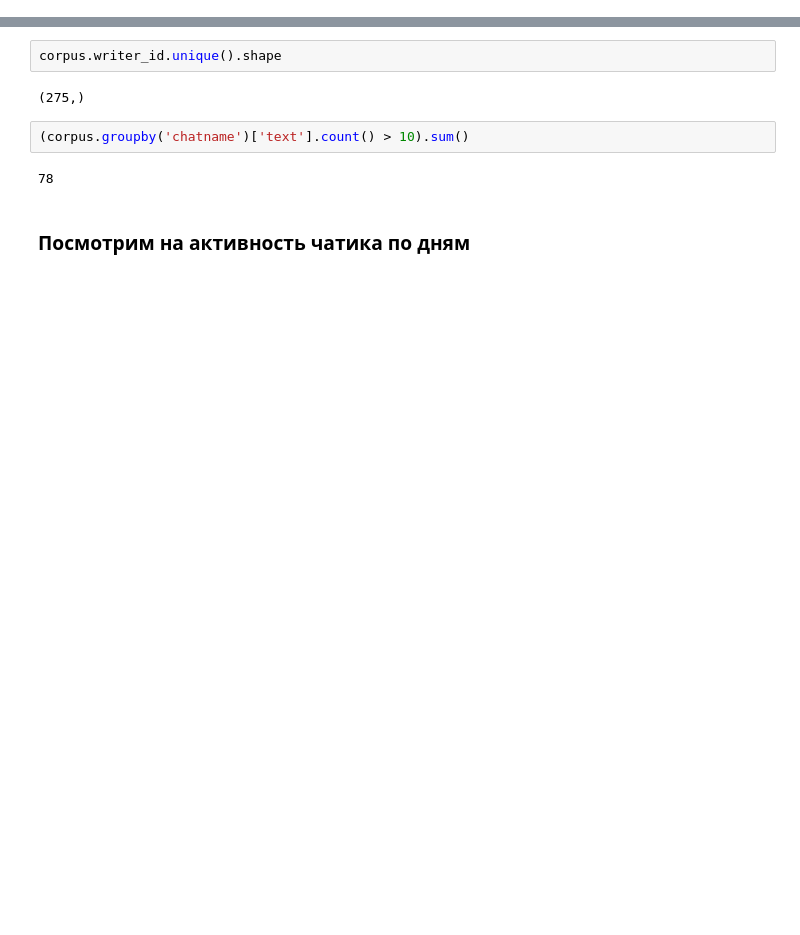
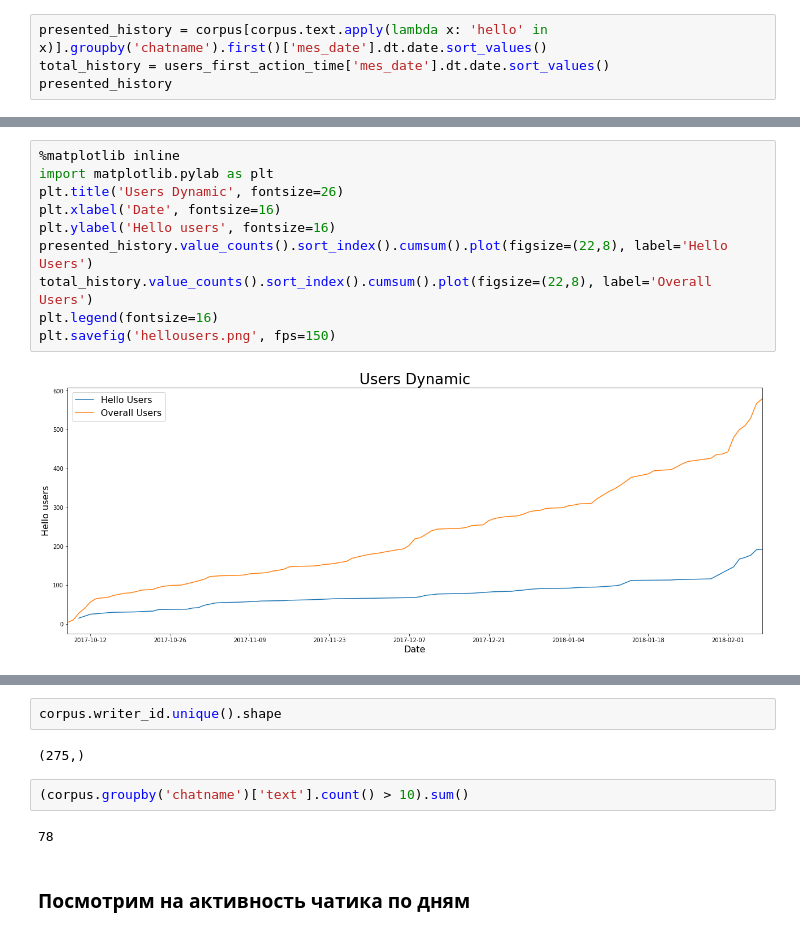
Before and after one commit to sneddy/TelegramTopicModels, a Jupyter notebook: Dsml_kz/dsml_kz.ipynb, the cells around one changed output, grey strips where cells are left out. Drawn from its saved outputs; the diff is of its cells as text; blank space fills up the shorter version.

```diff
--- a/Dsml_kz/dsml_kz.ipynb
+++ b/Dsml_kz/dsml_kz.ipynb
@@ -270,0 +274,4 @@ Cначала посчитаем тех, кто хоть что-то напис
+# %%
+presented_history = corpus[corpus.text.apply(lambda x: 'hello' in x)].groupby('chatname').first()['mes_date'].dt.date.sort_values()
+total_history = users_first_action_time['mes_date'].dt.date.sort_values()
+presented_history
@@ -270,0 +296,12 @@ Cначала посчитаем тех, кто хоть что-то напис
+# %%
+%matplotlib inline
+import matplotlib.pylab as plt
+plt.title('Users Dynamic', fontsize=26)
+plt.xlabel('Date', fontsize=16)
+plt.ylabel('Hello users', fontsize=16)
+presented_history.value_counts().sort_index().cumsum().plot(figsize=(22,8), label='Hello Users')
+total_history.value_counts().sort_index().cumsum().plot(figsize=(22,8), label='Overall Users')
+plt.legend(fontsize=16)
+plt.savefig('hellousers.png', fps=150)
+# %% [output]
+[figure, added]
```
Also changed, not shown: parts of 40 cells of this notebook, 2 other files.
